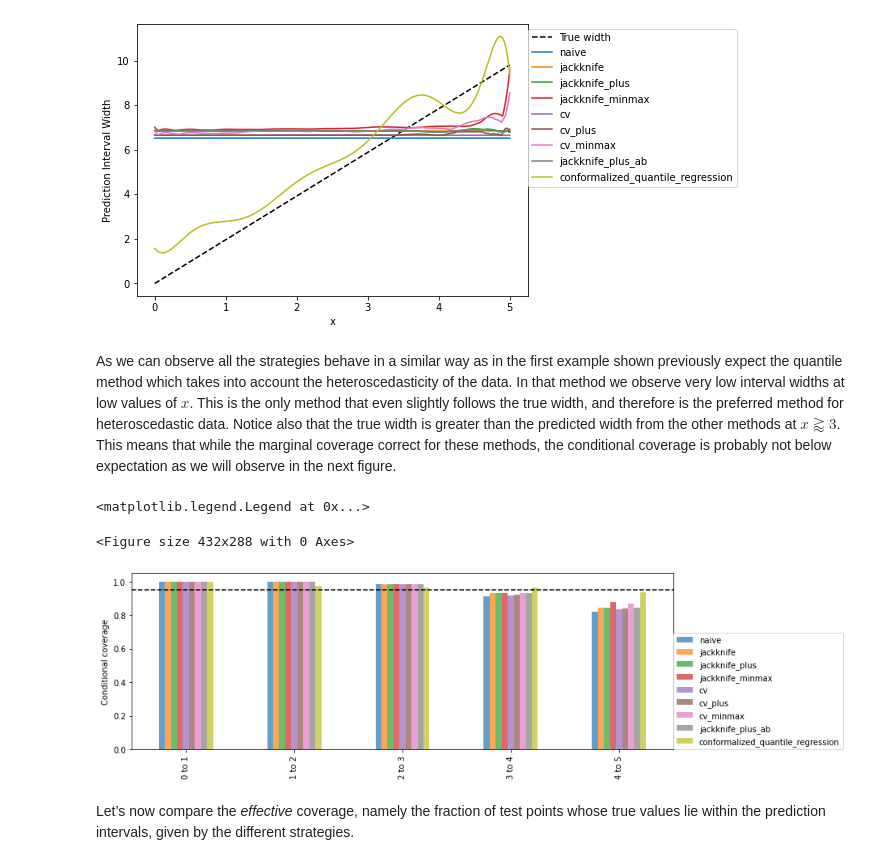
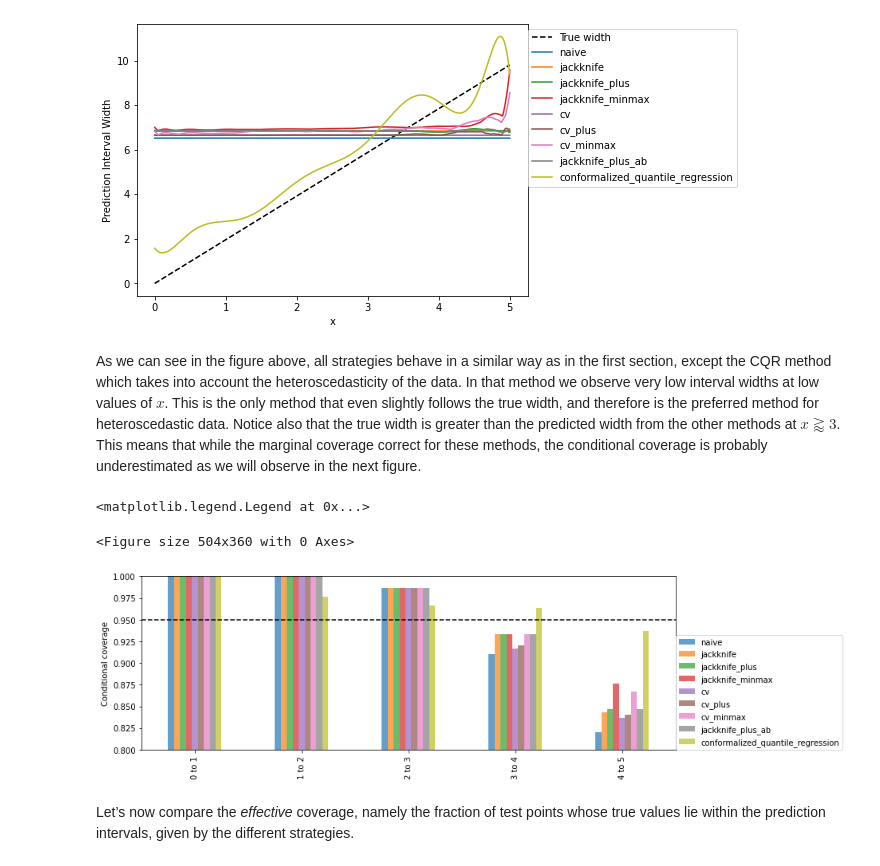
Before and after one commit to scikit-learn-contrib/MAPIE, a Jupyter notebook: notebooks/regression/tutorial_regression.ipynb, the cells around one changed output. Drawn from its saved outputs; the diff is of its cells as text; code cells hidden in the pictures.

```diff
--- a/notebooks/regression/tutorial_regression.ipynb
+++ b/notebooks/regression/tutorial_regression.ipynb
@@ -409,9 +413,9 @@ _ = ax.legend(fontsize=10, loc=[1, 0.4])
 # %% [output]
 [figure]
 # %% [markdown]
-As we can observe all the strategies behave in a similar way as in the first example shown previously expect the quantile method which takes into account the heteroscedasticity of the data. In that method we observe very low interval widths at low values of $x$. This is the only method that even slightly follows the true width, and therefore is the preferred method for heteroscedastic data. Notice also that the true width is greater than the predicted width from the other methods at $x \gtrapprox 3$. This means that while the marginal coverage correct for these methods, the conditional coverage is probably not below expectation as we will observe in the next figure.
+As we can see in the figure above, all strategies behave in a similar way as in the first section, except the CQR method which takes into account the heteroscedasticity of the data. In that method we observe very low interval widths at low values of $x$. This is the only method that even slightly follows the true width, and therefore is the preferred method for heteroscedastic data. Notice also that the true width is greater than the predicted width from the other methods at $x \gtrapprox 3$. This means that while the marginal coverage correct for these methods, the conditional coverage is probably underestimated as we will observe in the next figure.
 # %%
-def heteroscedastic_coverage(y_test, y_pis, STRATEGIES, bins):
+def get_heteroscedastic_coverage(y_test, y_pis, STRATEGIES, bins):
     recap ={}
     for i in range(len(bins)-1):
         bin1, bin2 = bins[i], bins[i+1]
@@ -428,17 +432,18 @@ def heteroscedastic_coverage(y_test, y_pis, STRATEGIES, bins):
     return recap_df
 # %%
 bins = [0, 1, 2, 3, 4, 5]
-hete_coverage = heteroscedastic_coverage(y_test, y_pis, STRATEGIES, bins)
+heteroscedastic_coverage = get_heteroscedastic_coverage(y_test, y_pis, STRATEGIES, bins)
 # %%
-fig = plt.figure()
-hete_coverage.T.plot.bar(figsize=(12, 4), alpha=0.7)
+fig = plt.figure(figsize=(7, 5))
+heteroscedastic_coverage.T.plot.bar(figsize=(12, 4), alpha=0.7)
+plt.ylim([0.8, 1])
 plt.axhline(0.95, ls="--", color="k")
 plt.ylabel("Conditional coverage")
 plt.legend(loc=[1, 0])
 # %% [output]
 <matplotlib.legend.Legend at 0x...>
-<Figure size 432x288 with 0 Axes>
+<Figure size 504x360 with 0 Axes>
-[figure, old version]
+[figure, new version]
 # %% [markdown]
 Let’s now compare the *effective* coverage, namely the fraction of test
 points whose true values lie within the prediction intervals, given by
```
Also changed, not shown: parts of 21 cells of this notebook, 1 other file.
